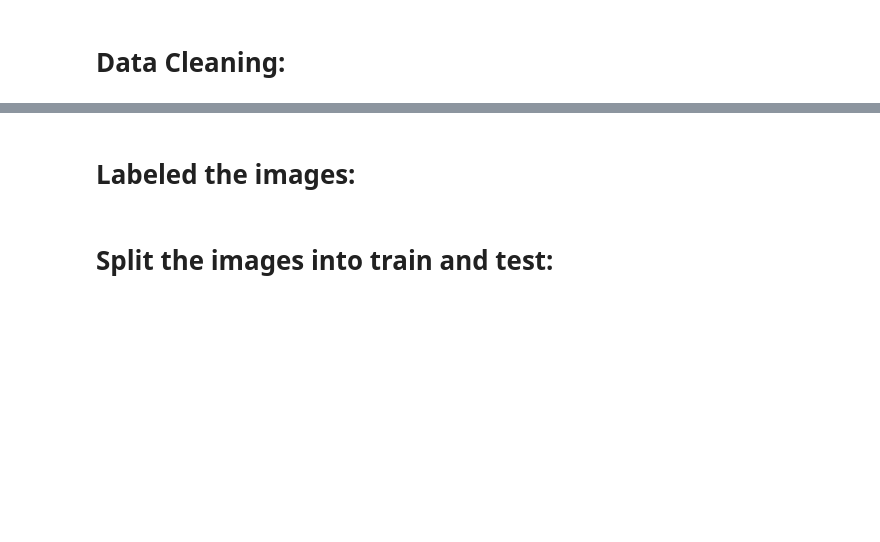
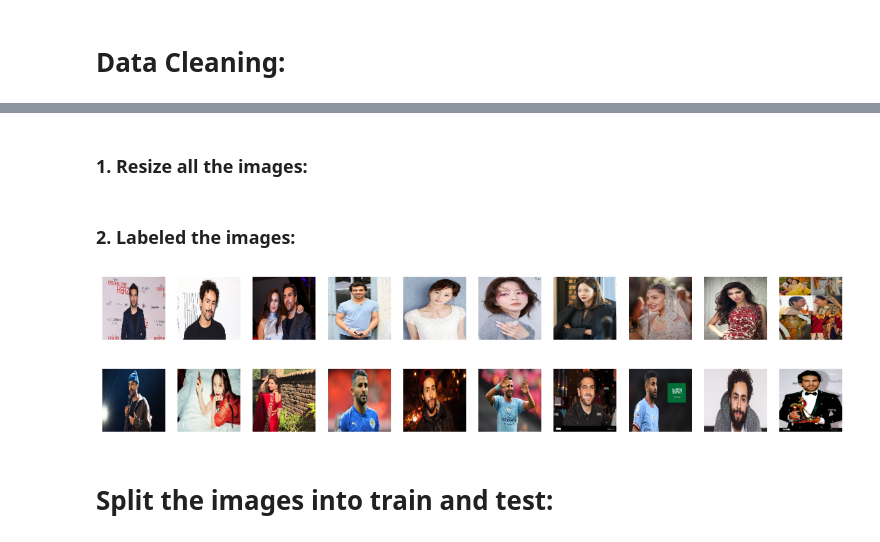
Before and after one commit to khaoula023/Celebrities-Classifier, a Jupyter notebook: notebook/celeberties-classifier.ipynb, the cells around one changed output, grey strips where cells are left out. Drawn from its saved outputs; the diff is of its cells as text; code cells hidden in the pictures; blank space fills up the shorter version.

```diff
--- a/notebook/celeberties-classifier.ipynb
+++ b/notebook/celeberties-classifier.ipynb
@@ -71,10 +77,4 @@ def detect_face(image_path):
 # %%
-import os
-data_path = '/kaggle/input/celeberties-dataset'
-img_dirs = []
-for entry in os.scandir(data_path):
-    if entry.is_dir():
-        img_dirs.append(entry.path)
-
-img_dirs
+cleaned_data = [path for path in data if detect_face_in_image(path)]
+print(f'we remove {len(data) - len(cleaned_data)} image')
 # %% [output]
@@ -111,17 +85,42 @@ display(images[2:10], 1)
+# %% [markdown]
+### 1. Resize all the images:
+# %%
+# Resize the image
+def resize_image(image_path, width, height, grayscale=False):
+    image = cv2.imread(image_path)
+    # Resize the image to the given width and height
+    resized_image = cv2.resize(image, (width, height))
+    resized_image = cv2.cvtColor(resized_image, cv2.COLOR_BGR2RGB)
+
+    # Optionally convert to grayscale
+    if grayscale:
+        resized_image = cv2.cvtColor(resized_image, cv2.COLOR_BGR2GRAY)
+
+    return resized_image
+# %%
+Images = []
+for img in cleaned_data:
+    Images.append(resize_image(img,128,128))
 # %% [markdown]
-# Labeled the images:
+### 2. Labeled the images:
 # %%
 # Create a mapping for labels
 label_map = {'Mahira Khan': 0, 'Han Ye-seul': 1, 'Riyad Mahrez': 2, 'Elyas MBarek': 3, 'Ramy Youssef': 4}
 
 # Assign labels using a list comprehension
-Y = np.array([label_map[x.split('/')[-2]] for x in data])
+Y = np.array([label_map[x.split('\\')[0].split('/')[-1]] for x in cleaned_data])
 
 # Convert images to numpy array (if not already)
-images = np.array(images)
+Images = np.array(Images)
 
 # Shuffle the dataset
-images, Y = shuffle(images, Y, random_state=0)
+Images, Y = shuffle(Images, Y, random_state=0)
+# %%
+# Display a subset of the images
+display(Images[2:22], 2)
+# %% [output]
+[figure, added]
+[figure, added]
 # %% [markdown]
 # Split the images into train and test:
 # %%
```
Also changed, not shown: parts of 19 cells of this notebook.
